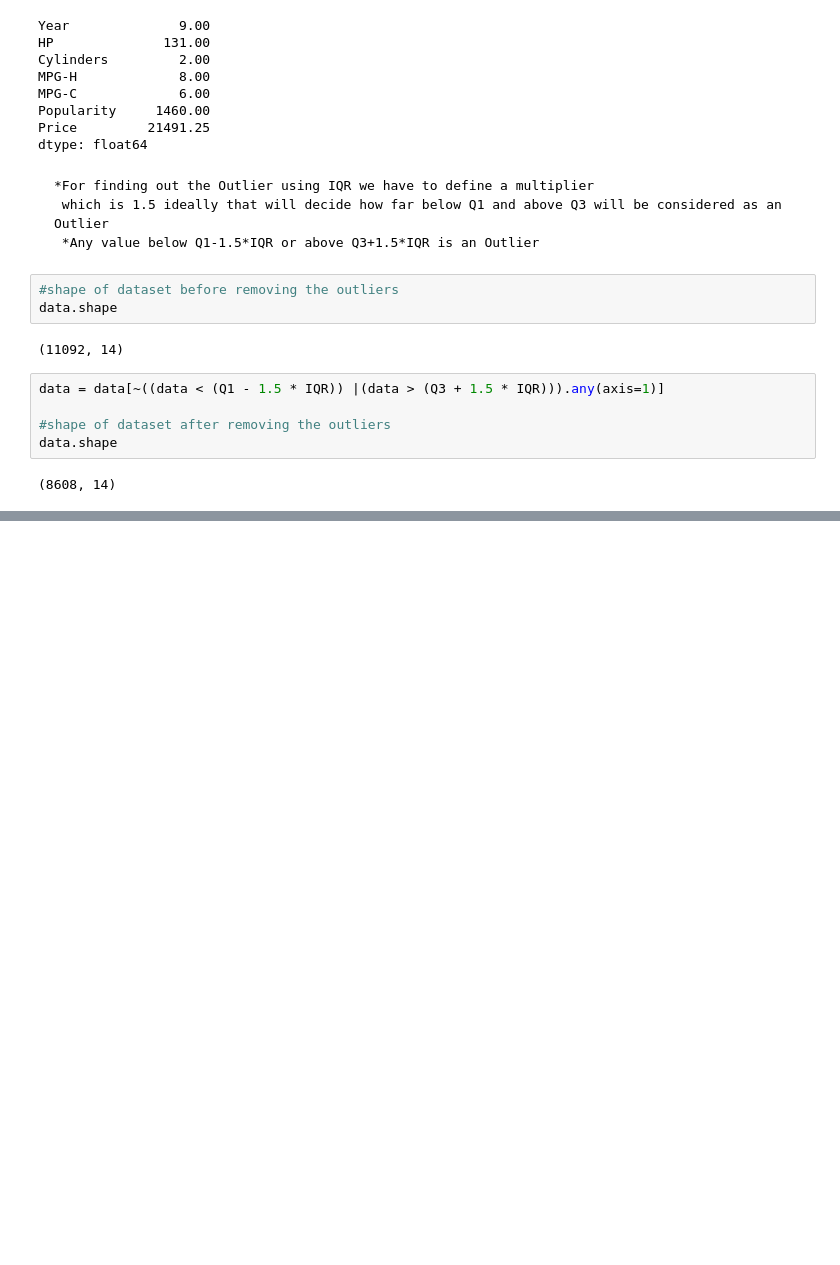
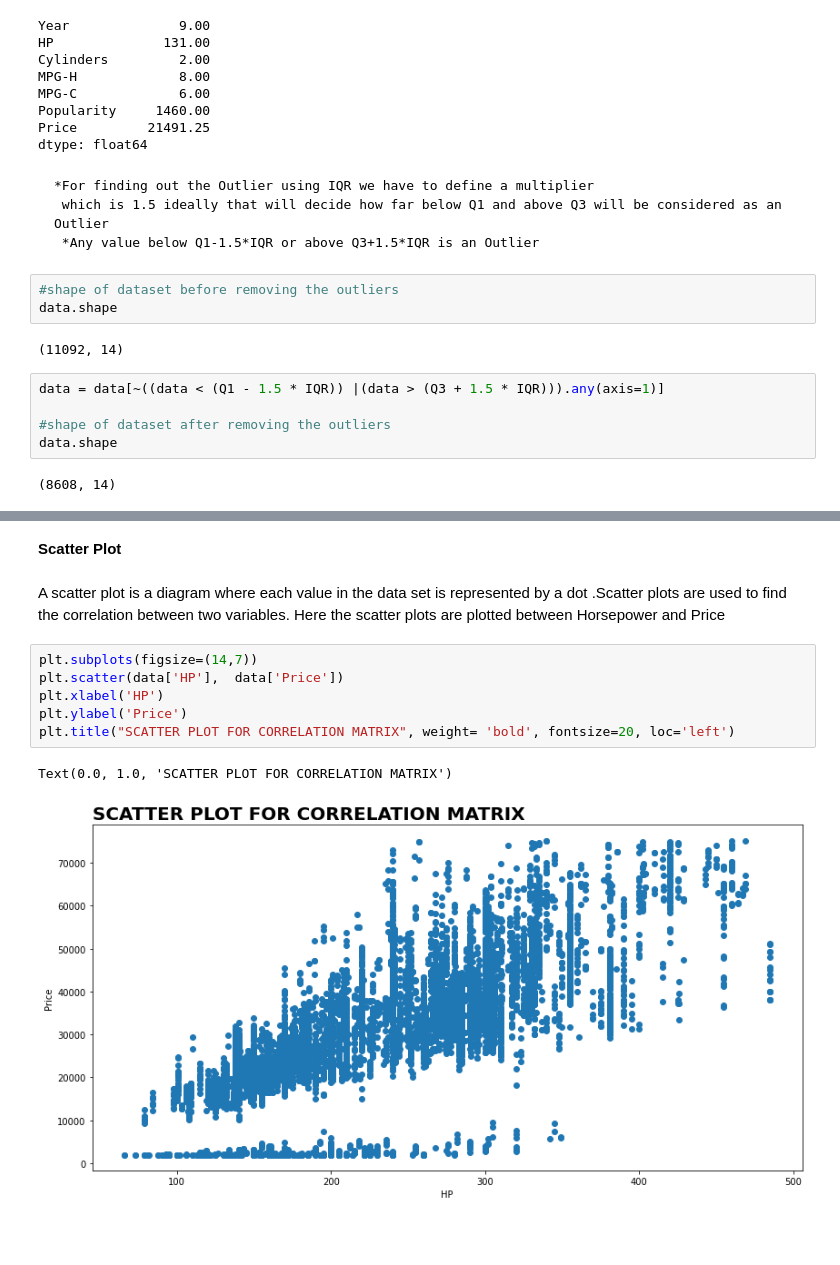
Before and after one commit to pranav-2410/Exploratory-data-analysis-of-car-features, a Jupyter notebook: Project_ML.ipynb, the cells around one changed output, grey strips where cells are left out. Cells and saved outputs as stored; diff of their text form; blank space fills up the shorter version.

```diff
--- a/Project_ML.ipynb
+++ b/Project_ML.ipynb
@@ -345,0 +425,15 @@ plt.show()
+# %% [markdown]
+**Scatter Plot**
+# %% [markdown]
+A scatter plot is a diagram where each value in the data set is represented by a dot .Scatter plots are used to find the correlation between two variables. Here the scatter plots are plotted between Horsepower and Price
+# %%
+plt.subplots(figsize=(14,7))
+plt.scatter(data['HP'],  data['Price'])
+plt.xlabel('HP')
+plt.ylabel('Price')
+plt.title("SCATTER PLOT FOR CORRELATION MATRIX", weight= 'bold', fontsize=20, loc='left')
+# %% [output]
+Text(0.0, 1.0, 'SCATTER PLOT FOR CORRELATION MATRIX')
+[figure, added]
+# %% [markdown]
+#
```
Also changed, not shown: parts of 21 cells of this notebook.
